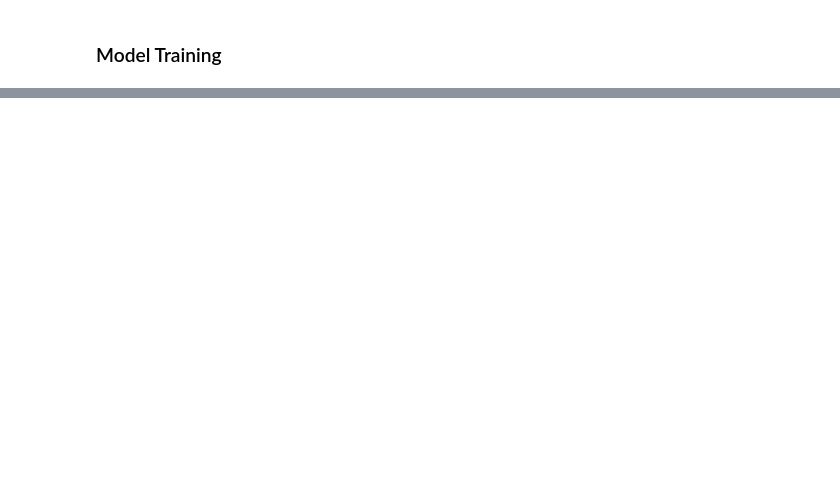
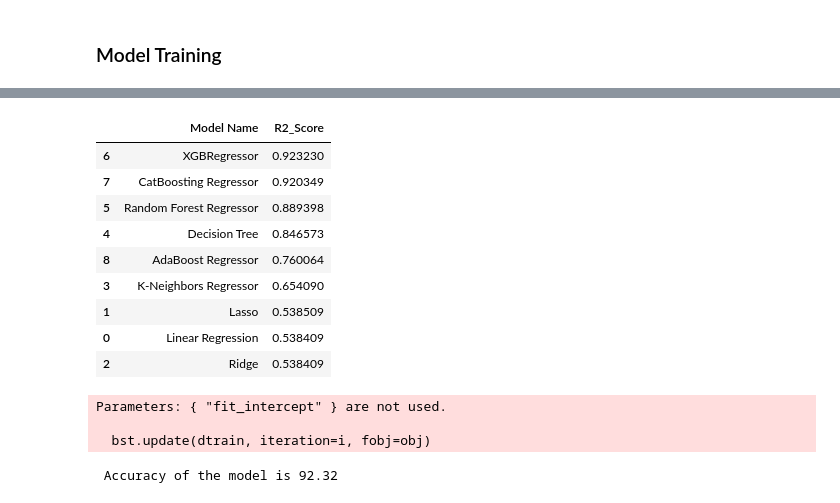
Before and after one commit to Nisalshanaka/Concrete-Strength, a Jupyter notebook: notebook/model_training.ipynb, the cells around one changed output, grey strips where cells are left out. Drawn from its saved outputs; the diff is of its cells as text; code cells hidden in the pictures; blank space fills up the shorter version.

```diff
--- a/notebook/model_training.ipynb
+++ b/notebook/model_training.ipynb
@@ -267,0 +303,24 @@ ValueError: Found input variables with inconsistent numbers of samples: [804, 20
+# %%
+pd.DataFrame(list(zip(model_list, r2_list)), columns=['Model Name', 'R2_Score']).sort_values(by=["R2_Score"],ascending=False)
+# %% [output]
+|  | Model Name | R2_Score |
+| 6 | XGBRegressor | 0.923230 |
+| 7 | CatBoosting Regressor | 0.920349 |
+| 5 | Random Forest Regressor | 0.889398 |
+| 4 | Decision Tree | 0.846573 |
+| 8 | AdaBoost Regressor | 0.760064 |
+| 3 | K-Neighbors Regressor | 0.654090 |
+| 1 | Lasso | 0.538509 |
+| 0 | Linear Regression | 0.538409 |
+| 2 | Ridge | 0.538409 |
+# %%
+XGB = XGBRegressor(fit_intercept=True)
+XGB = XGB.fit(X_train, y_train)
+y_pred = XGB.predict(X_test)
+score = r2_score(y_test, y_pred)*100
+print(" Accuracy of the model is %.2f" %score)
+# %% [output]
+Parameters: { "fit_intercept" } are not used.
+
+  bst.update(dtrain, iteration=i, fobj=obj)
+ Accuracy of the model is 92.32
```
Also changed, not shown: parts of 15 cells of this notebook, 7 other files.
